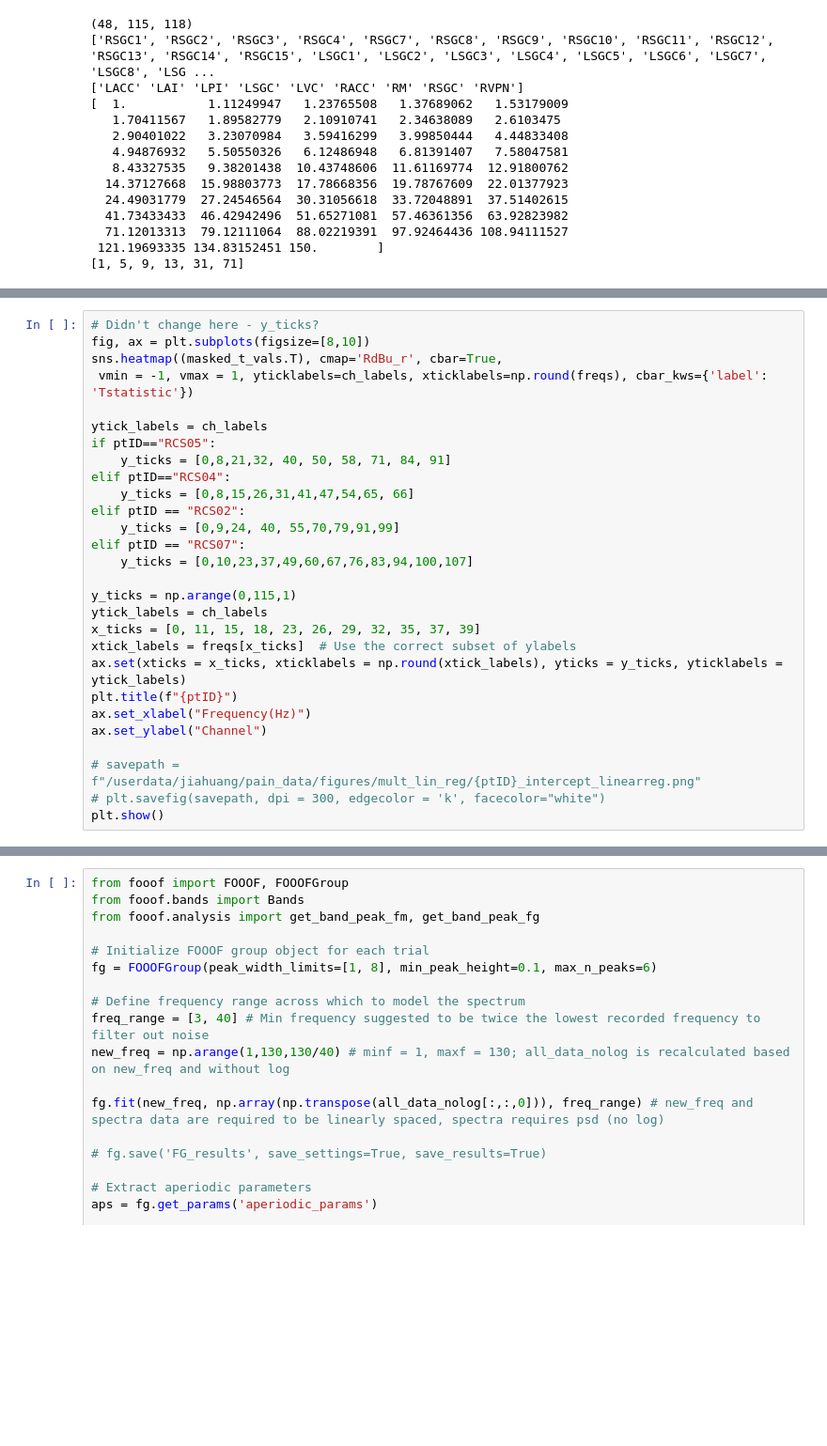
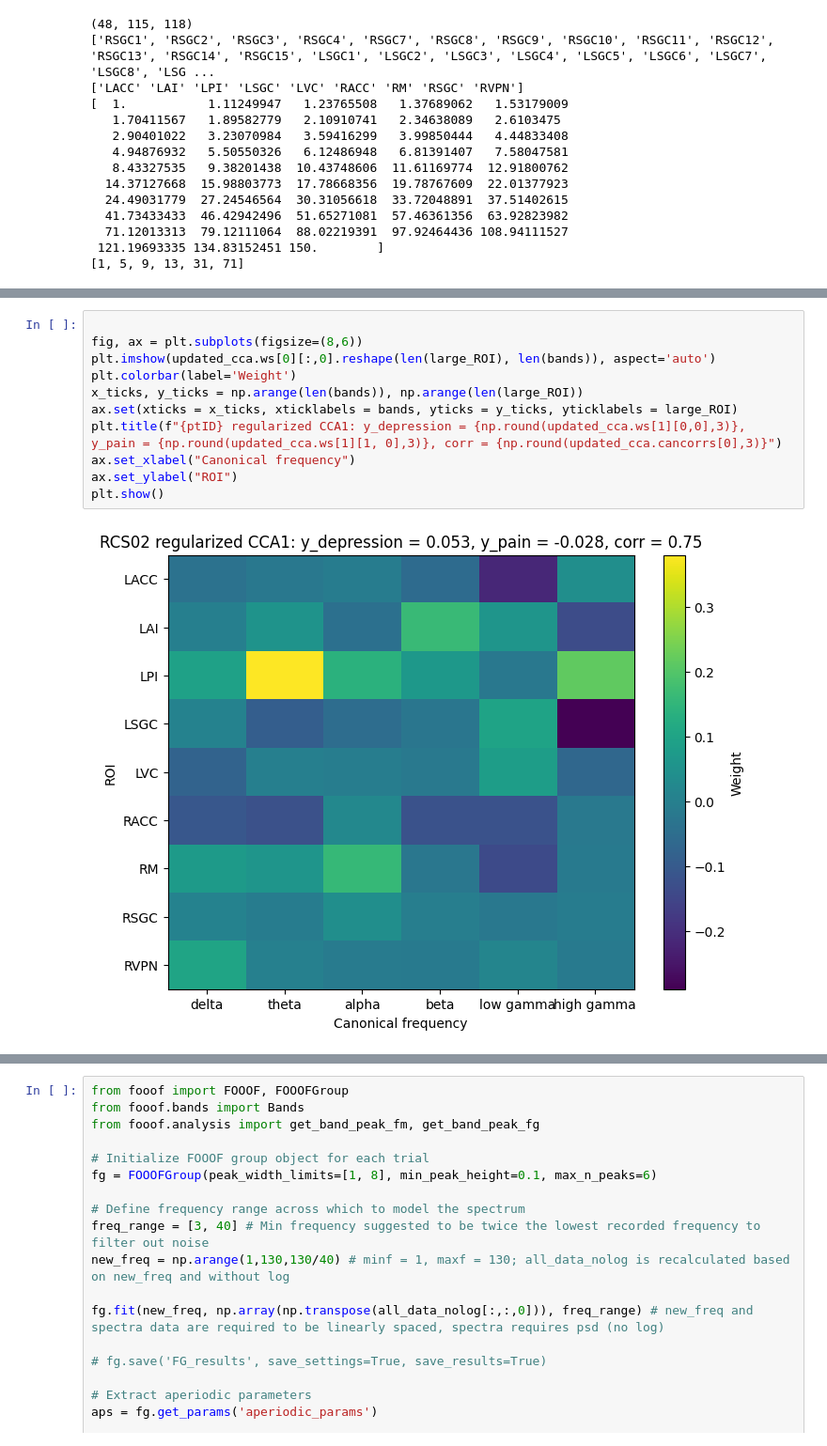
Before and after one commit to anushaballawala/chronicpain_stage0, a Jupyter notebook: multivariate_mood_BM_hazel.ipynb, the cells around one changed output, grey strips where cells are left out. Shown at 94% size. Saved outputs shown, nothing was run; the diff lists cells and outputs as text; blank space fills up the shorter version.

```diff
--- a/multivariate_mood_BM_hazel.ipynb
+++ b/multivariate_mood_BM_hazel.ipynb
@@ -441,28 +467,0 @@ masked_t_vals = np.where(mask_pvalues, np.nan, tval_reshape)
-# %%
-# Didn't change here - y_ticks?
-fig, ax = plt.subplots(figsize=[8,10])
-sns.heatmap((masked_t_vals.T), cmap='RdBu_r', cbar=True,
- vmin = -1, vmax = 1, yticklabels=ch_labels, xticklabels=np.round(freqs), cbar_kws={'label': 'Tstatistic'})
-
-ytick_labels = ch_labels
-if ptID=="RCS05":
-    y_ticks = [0,8,21,32, 40, 50, 58, 71, 84, 91]
-elif ptID=="RCS04":
-    y_ticks = [0,8,15,26,31,41,47,54,65, 66]
-elif ptID == "RCS02":
-    y_ticks = [0,9,24, 40, 55,70,79,91,99]
-elif ptID == "RCS07":
-    y_ticks = [0,10,23,37,49,60,67,76,83,94,100,107]
-
-y_ticks = np.arange(0,115,1)
-ytick_labels = ch_labels
-x_ticks = [0, 11, 15, 18, 23, 26, 29, 32, 35, 37, 39]
-xtick_labels = freqs[x_ticks]  # Use the correct subset of ylabels
-ax.set(xticks = x_ticks, xticklabels = np.round(xtick_labels), yticks = y_ticks, yticklabels = ytick_labels)
-plt.title(f"{ptID}")
-ax.set_xlabel("Frequency(Hz)")
-ax.set_ylabel("Channel")
-
-# savepath = f"/userdata/jiahuang/pain_data/figures/mult_lin_reg/{ptID}_intercept_linearreg.png"
-# plt.savefig(savepath, dpi = 300, edgecolor = 'k', facecolor="white")
-plt.show()
@@ -722,0 +862,13 @@ array([0.84480323, 0.76756901])
+# %%
+
+fig, ax = plt.subplots(figsize=(8,6))
+plt.imshow(updated_cca.ws[0][:,0].reshape(len(large_ROI), len(bands)), aspect='auto')
+plt.colorbar(label='Weight')
+x_ticks, y_ticks = np.arange(len(bands)), np.arange(len(large_ROI))
+ax.set(xticks = x_ticks, xticklabels = bands, yticks = y_ticks, yticklabels = large_ROI)
+plt.title(f"{ptID} regularized CCA1: y_depression = {np.round(updated_cca.ws[1][0,0],3)}, y_pain = {np.round(updated_cca.ws[1][1, 0],3)}, corr = {np.round(updated_cca.cancorrs[0],3)}")
+ax.set_xlabel("Canonical frequency")
+ax.set_ylabel("ROI")
+plt.show()
+# %% [output]
+[figure, added]
```
Also changed, not shown: parts of 19 cells of this notebook, 1 other file.
